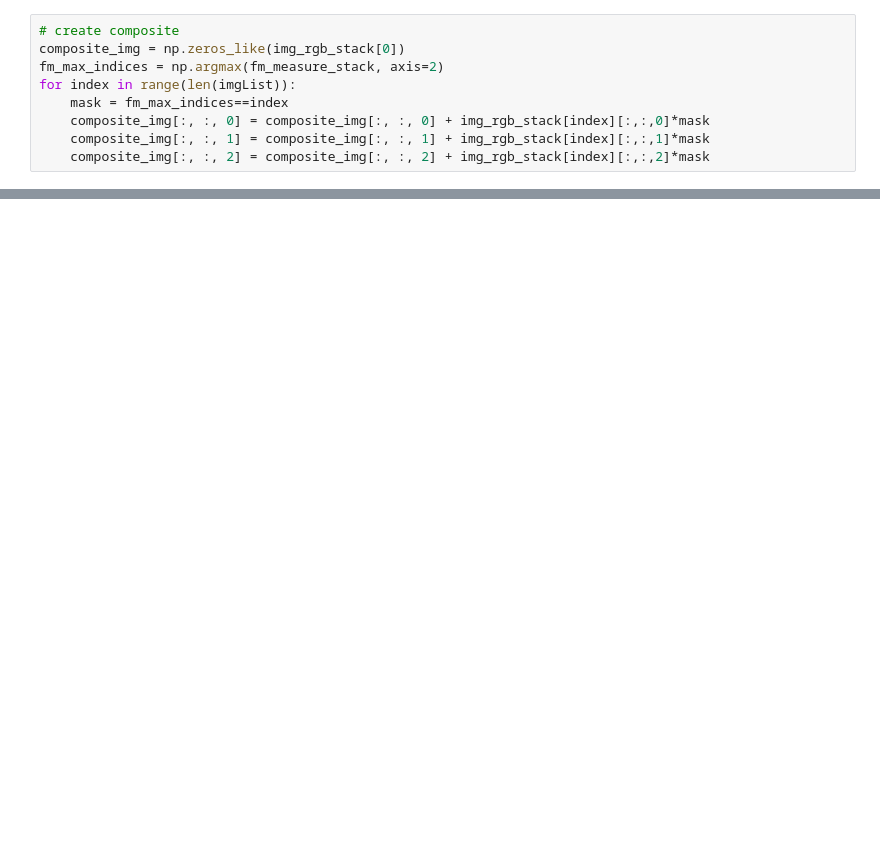
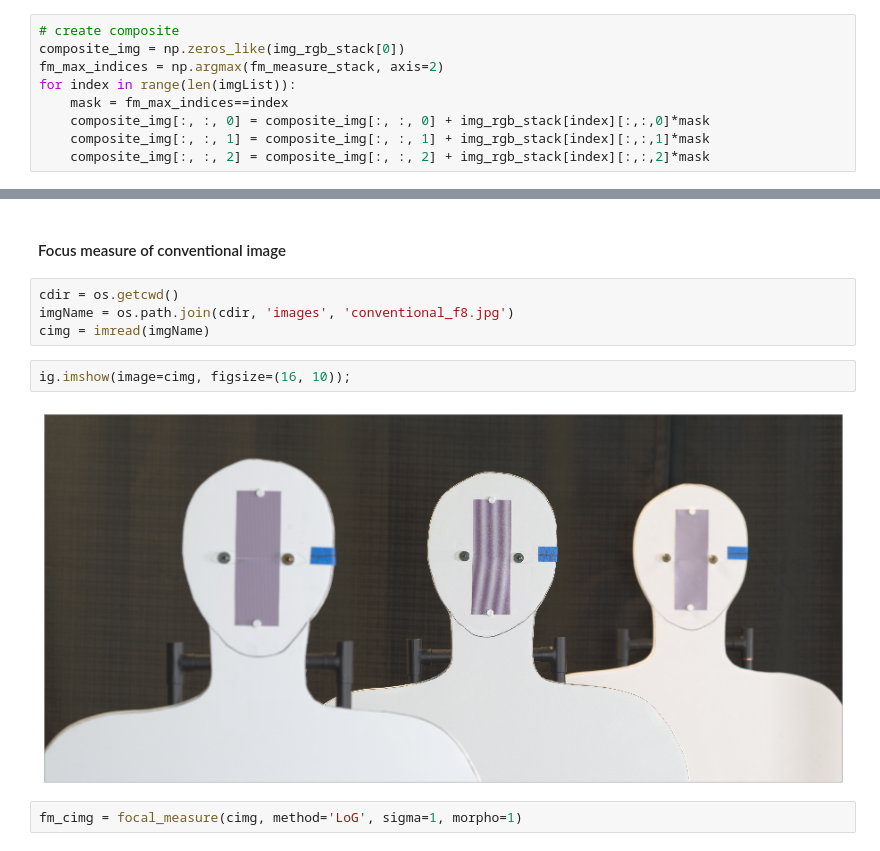
Before and after one commit to indranilsinharoy/phd-artifacts, a Jupyter notebook: chapters/chapter05_extending_imaging_volume/experiment/Angular_focus_stacking_experiment.ipynb, the cells around one changed output, grey strips where cells are left out. Cells and saved outputs as stored; diff of their text form; blank space fills up the shorter version.

```diff
--- a/chapters/chapter05_extending_imaging_volume/experiment/Angular_focus_stacking_experiment.ipynb
+++ b/chapters/chapter05_extending_imaging_volume/experiment/Angular_focus_stacking_experiment.ipynb
@@ -684,0 +737,12 @@ gc.collect()
+# %% [markdown]
+#### Focus measure of conventional image
+# %%
+cdir = os.getcwd()
+imgName = os.path.join(cdir, 'images', 'conventional_f8.jpg')
+cimg = imread(imgName)
+# %%
+ig.imshow(image=cimg, figsize=(16, 10));
+# %% [output]
+[figure, added]
+# %%
+fm_cimg = focal_measure(cimg, method='LoG', sigma=1, morpho=1)
```
Also changed, not shown: parts of 17 cells of this notebook, 3 other files.
